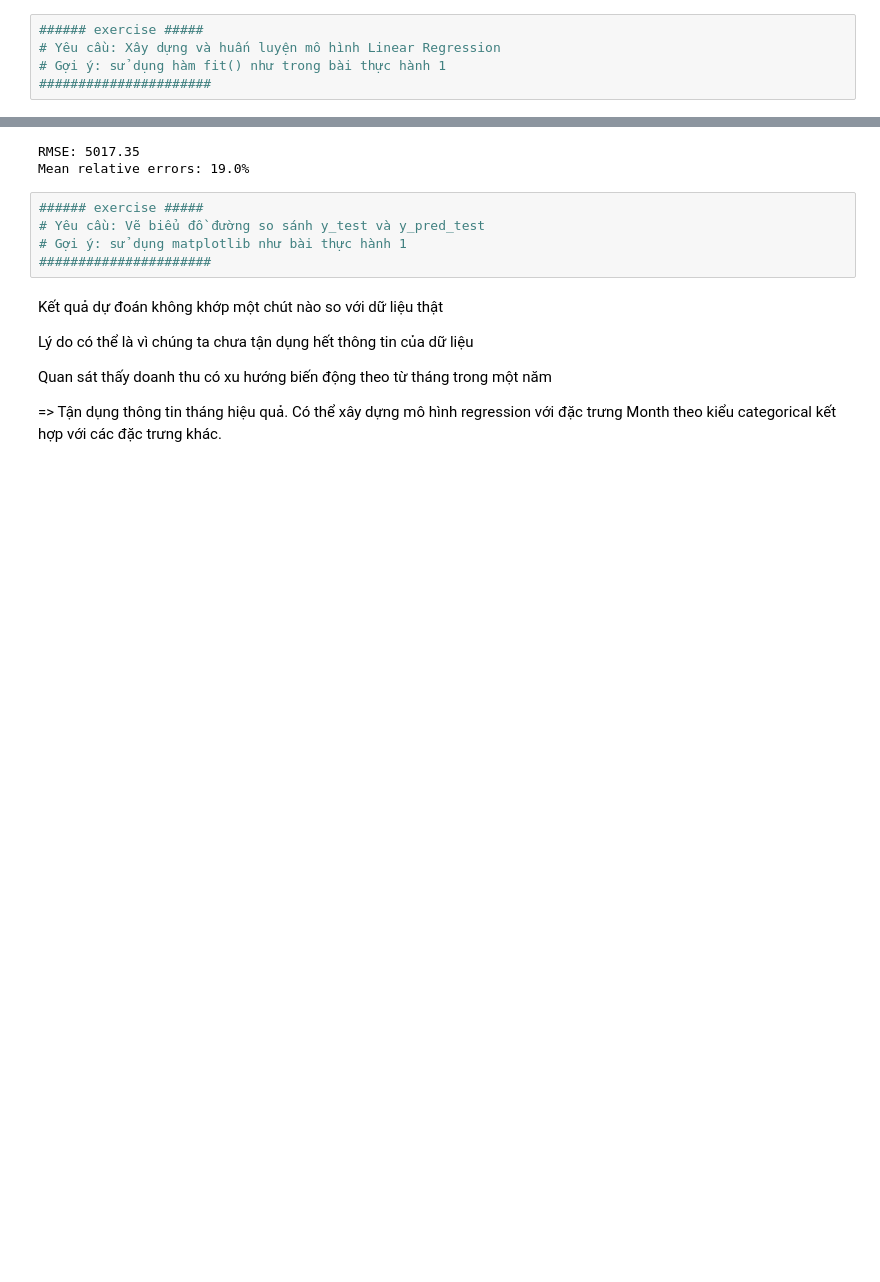
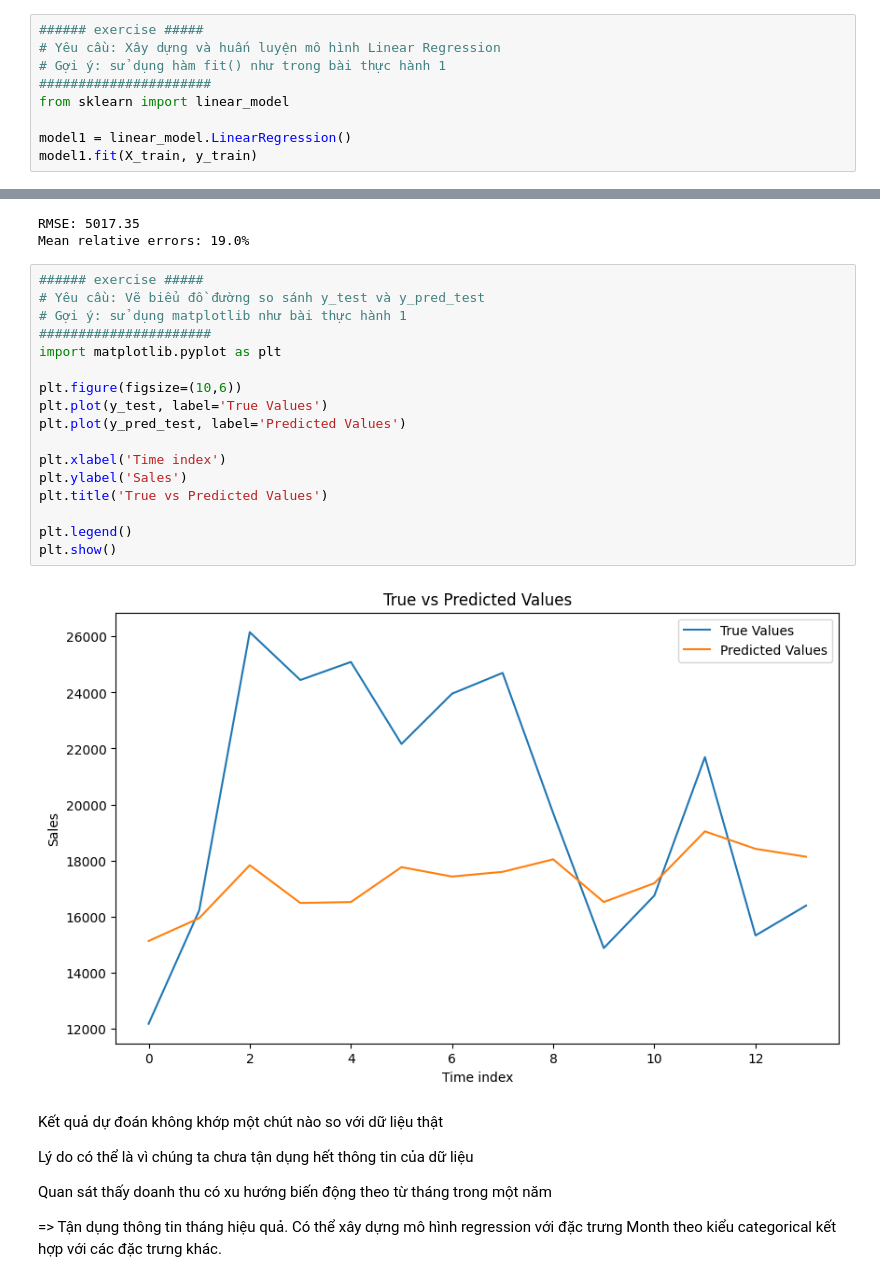
Before and after one commit to Thach375/Foundation-model-lab-PhamNgocThach-20235556, a Jupyter notebook: ML-exercises/Ex3/Practice/Practice2/Practice_2.ipynb, the cells around one changed output, grey strips where cells are left out. Cells and saved outputs as stored; diff of their text form; blank space fills up the shorter version.

```diff
--- a/ML-exercises/Ex3/Practice/Practice2/Practice_2.ipynb
+++ b/ML-exercises/Ex3/Practice/Practice2/Practice_2.ipynb
@@ -85,3 +99,7 @@ X_test = scaler.transform(df_test[numeric_feats])
 # Yêu cầu: Xây dựng và huấn luyện mô hình Linear Regression
 # Gợi ý: sử dụng hàm fit() như trong bài thực hành 1
 ######################
+from sklearn import linear_model
+
+model1 = linear_model.LinearRegression()
+model1.fit(X_train, y_train)
@@ -103,8 +123,22 @@ Mean relative errors: 19.0%
 # %%
 ###### exercise #####
 # Yêu cầu: Vẽ biểu đồ đường so sánh y_test và y_pred_test
 # Gợi ý: sử dụng matplotlib như bài thực hành 1
 ######################
+import matplotlib.pyplot as plt
+
+plt.figure(figsize=(10,6))
+plt.plot(y_test, label='True Values')
+plt.plot(y_pred_test, label='Predicted Values')
+
+plt.xlabel('Time index')
+plt.ylabel('Sales')
+plt.title('True vs Predicted Values')
+
+plt.legend()
+plt.show()
+# %% [output]
+[figure, added]
 # %% [markdown]
 Kết quả dự đoán không khớp một chút nào so với dữ liệu thật
 
```
Also changed, not shown: parts of 6 cells of this notebook.
